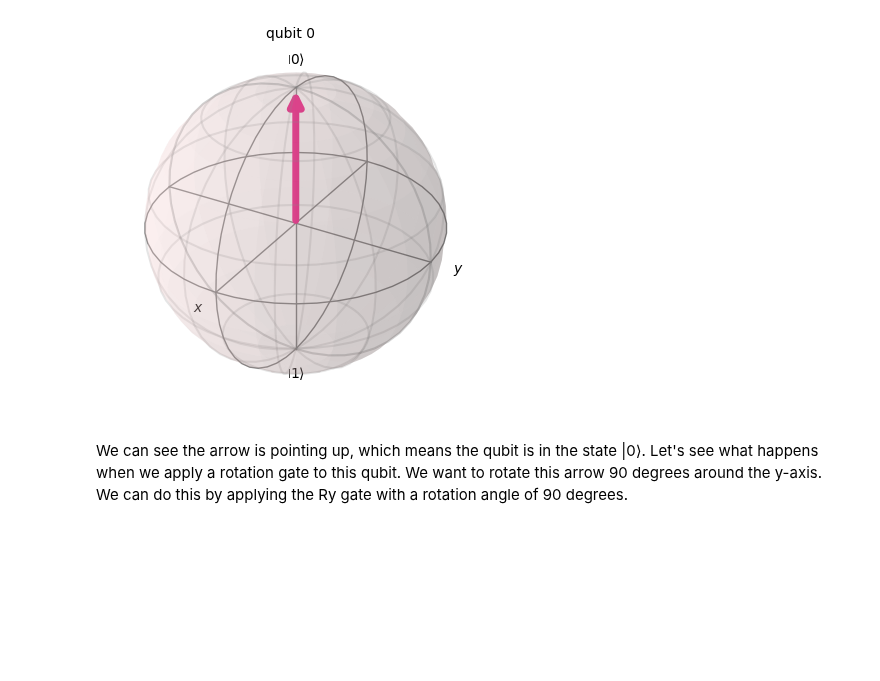
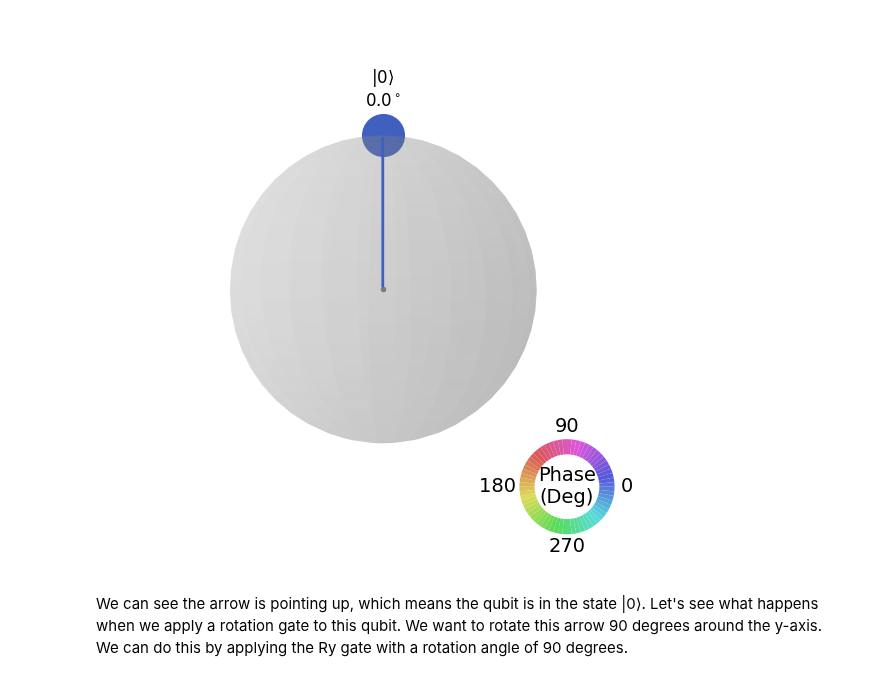
Before and after one commit to ahkatlio/QHSO_Basics_of_Qiskit, a Jupyter notebook: Books/Fundamentals/Basic_Gates/Rotation_gates.ipynb, the cells around one changed output. Saved outputs shown, nothing was run; the diff lists cells and outputs as text; code cells hidden in the pictures; blank space fills up the shorter version.

```diff
--- a/Books/Fundamentals/Basic_Gates/Rotation_gates.ipynb
+++ b/Books/Fundamentals/Basic_Gates/Rotation_gates.ipynb
@@ -37,24 +37,24 @@
 </html>
 # %%
 # Import the necessary functions from Qiskit
-from qiskit.visualization import plot_bloch_multivector
+from qiskit.visualization import plot_state_qsphere
 from qiskit import QuantumCircuit, Aer, execute
 from math import pi
 
 # Create a quantum circuit with one qubit
 qc = QuantumCircuit(1)
 
 # Execute the quantum circuit on a statevector simulator backend
 backend = Aer.get_backend('statevector_simulator')
 result = execute(qc, backend).result()
 
 # Get the statevector of the quantum circuit
 statevector = result.get_statevector(qc)
 
 # Plot the statevector on the Bloch sphere
-plot_bloch_multivector(statevector)
+plot_state_qsphere(statevector, show_state_phases = True, use_degrees = True)
 # %% [output]
-[figure, old version]
+[figure, new version]
 # %% [markdown]
 We can see the arrow is pointing up, which means the qubit is in the state |0⟩. Let's see what happens when we apply a rotation gate to this qubit. We want to rotate this arrow 90 degrees around the y-axis. We can do this by applying the Ry gate with a rotation angle of 90 degrees.
 # %%
```
Also changed, not shown: parts of 10 cells of this notebook.
